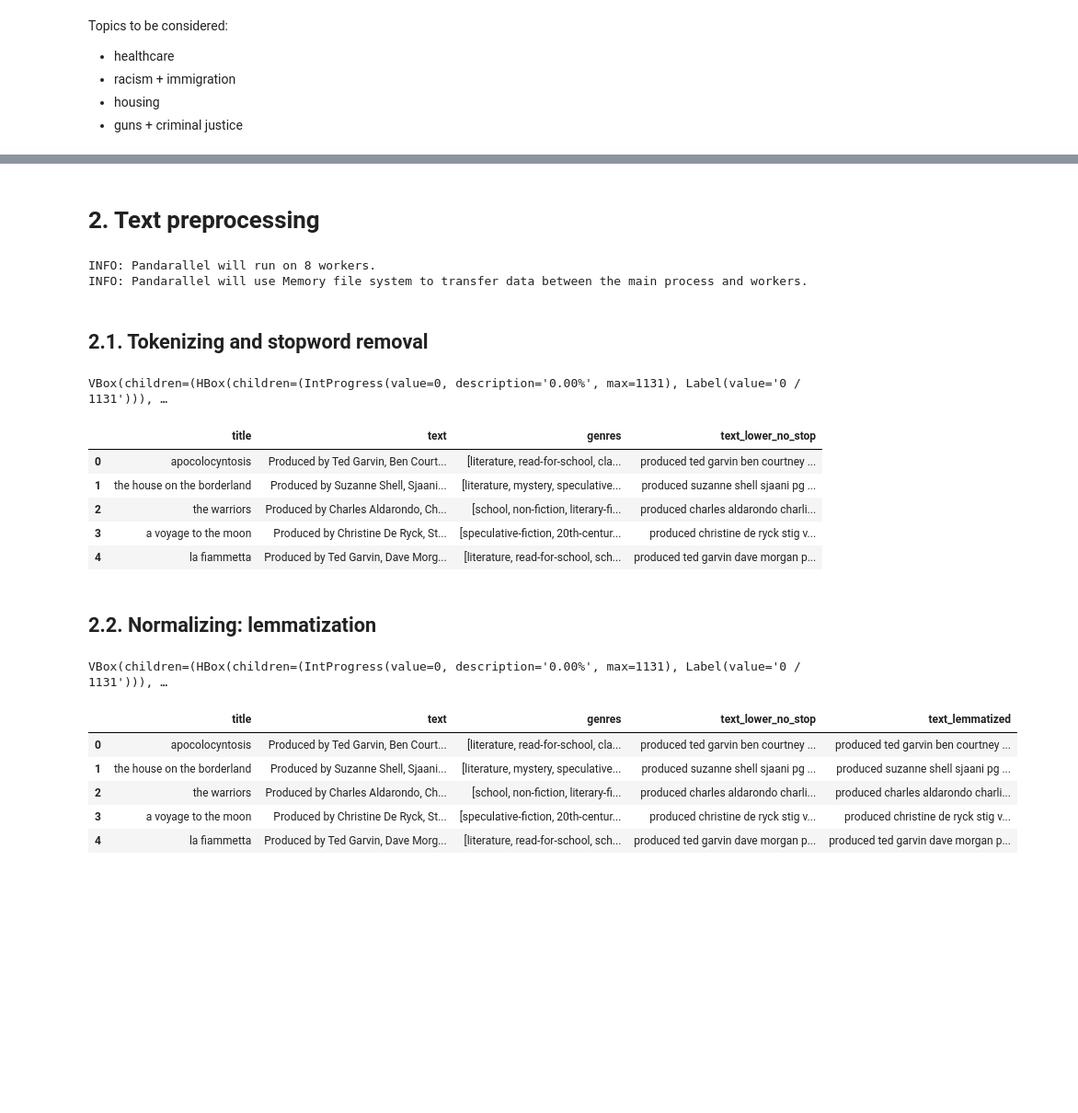
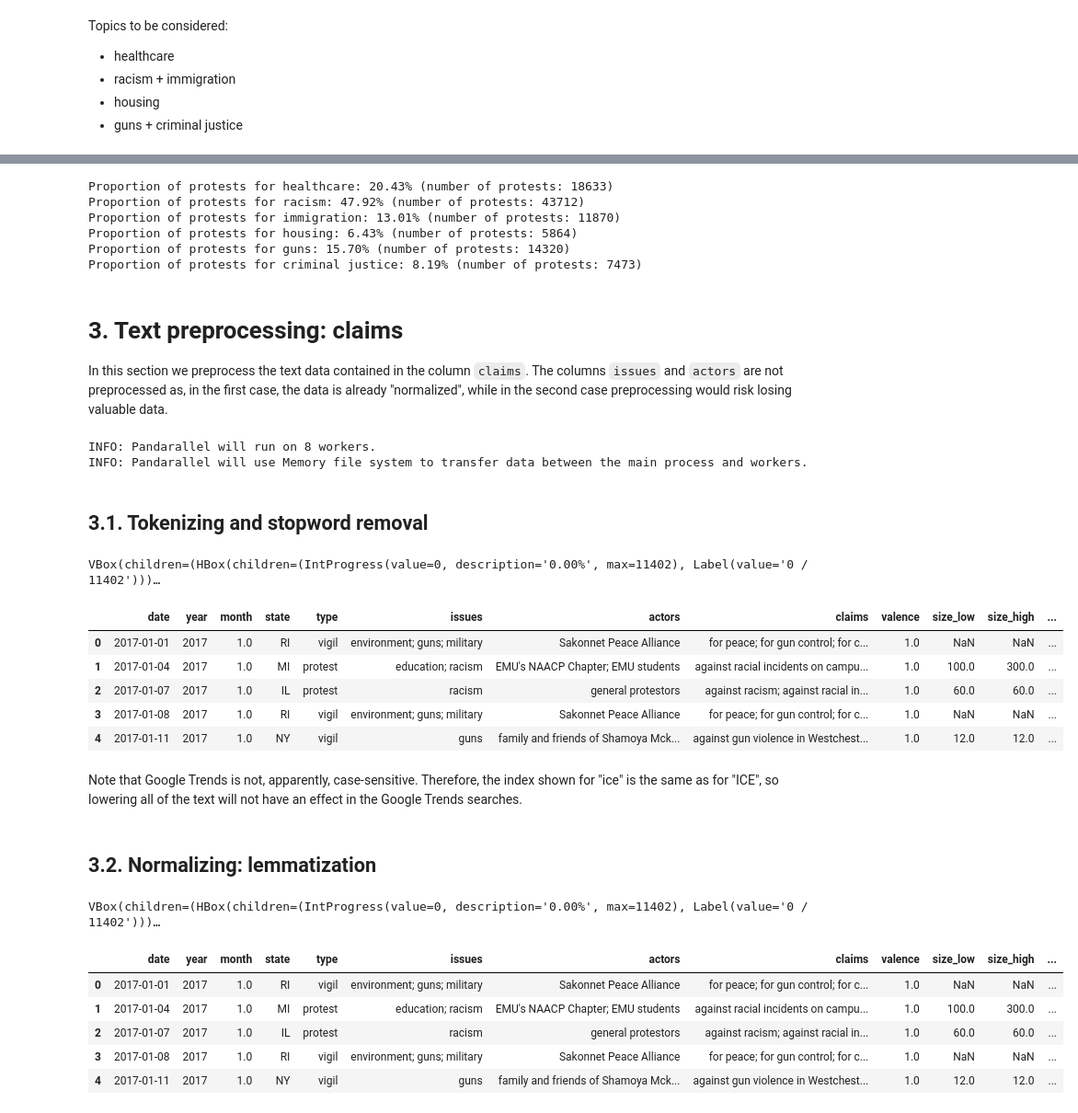
Before and after one commit to pablo-fdz/F-N_hw1, a Jupyter notebook: creating_gtrend_urls.ipynb, the cells around one changed output, grey strips where cells are left out. Shown at 92% size. Cells and saved outputs as stored; diff of their text form; code cells hidden in the pictures; blank space fills up the shorter version.

```diff
--- a/creating_gtrend_urls.ipynb
+++ b/creating_gtrend_urls.ipynb
@@ -71,0 +104,5 @@ Topics to be considered:
+# %%
+# Keep only the rows containing any of the issues of interest
+df_filtered = df[df['issues'].str.contains('|'.join(topics), na=False)].reset_index(drop=True)
+
+df_filtered.head()
@@ -72,5 +116,21 @@ Topics to be considered:
+# %%
+# Print proportion of protests for each issue
+for topic in topics:
+    total_protests = len(df_filtered)
+    number_of_protests_topic = len(df_filtered[df_filtered['issues'].str.contains(topic)])
+    proportion = number_of_protests_topic / total_protests
+    print(f"Proportion of protests for {topic}: {proportion:.2%} (number of protests: {number_of_protests_topic})")
+# %% [output]
+Proportion of protests for healthcare: 20.43% (number of protests: 18633)
+Proportion of protests for racism: 47.92% (number of protests: 43712)
+Proportion of protests for immigration: 13.01% (number of protests: 11870)
+Proportion of protests for housing: 6.43% (number of protests: 5864)
+Proportion of protests for guns: 15.70% (number of protests: 14320)
+Proportion of protests for criminal justice: 8.19% (number of protests: 7473)
 # %% [markdown]
-# 2. Text preprocessing
+# 3. Text preprocessing: claims
+
+In this section we preprocess the text data contained in the column `claims`. The columns `issues` and `actors` are not preprocessed as, in the first case, the data is already "normalized", while in the second case preprocessing would risk losing valuable data.
 # %%
 # Initialize parallelization for pandas
 pandarallel.initialize(progress_bar=True)
@@ -78,47 +138,50 @@ pandarallel.initialize(progress_bar=True)
 INFO: Pandarallel will run on 8 workers.
 INFO: Pandarallel will use Memory file system to transfer data between the main process and workers.
 # %% [markdown]
-## 2.1. Tokenizing and stopword removal
+## 3.1. Tokenizing and stopword removal
 # %%
 my_stop_words = set(stopwords.words('english'))
 
 # Create set of custom stopwords (optional)
-my_custom_stopwords = {'thou', 'thy', 'thee', 'em', 'er', 'ti', 'la', 'ha',
-                       'nay', 'etc', 'hence', 'copyright'}  # Basically, old English words and words from editorial note
+my_custom_stopwords = {}
 
 # Update stopwords (optional)
 my_stop_words.update(my_custom_stopwords)
 # %%
-df['text_lower_no_stop'] = df['text'].parallel_apply(
-    lambda row: text_preprocessing.lower_nostop(text = row, rm_stopwords=True, stopword_set=my_stop_words)
+# Note that, with the preprocessing, we will remove the stopwords and punctuation
+# (the semicolons) from the text
+df_filtered['claims_lower_nostop'] = df_filtered['claims'].parallel_apply(
+    lambda row: text_preprocessing.lower_nostop(text = row, rm_stopwords=True, stopword_set=my_stop_words) if pd.notna(row) else row
     )
 # %% [output]
-VBox(children=(HBox(children=(IntProgress(value=0, description='0.00%', max=1131), Label(value='0 / 1131'))), …
+VBox(children=(HBox(children=(IntProgress(value=0, description='0.00%', max=11402), Label(value='0 / 11402')))…
 # %%
-df.head()
+df_filtered.head()
 # %% [output]
-|  | title | text | genres | text_lower_no_stop |
-| 0 | apocolocyntosis | Produced by Ted Garvin, Ben Court... | [literature, read-for-school, cla... | produced ted garvin ben courtney ... |
-| 1 | the house on the borderland | Produced by Suzanne Shell, Sjaani... | [literature, mystery, speculative... | produced suzanne shell sjaani pg ... |
-| 2 | the warriors | Produced by Charles Aldarondo, Ch... | [school, non-fiction, literary-fi... | produced charles aldarondo charli... |
-| 3 | a voyage to the moon | Produced by Christine De Ryck, St... | [speculative-fiction, 20th-centur... | produced christine de ryck stig v... |
-| 4 | la fiammetta | Produced by Ted Garvin, Dave Morg... | [literature, read-for-school, sch... | produced ted garvin dave morgan p... |
+|  | date | year | month | state | type | issues | actors | claims | valence | size_low | size_high | ... |
+| 0 | 2017-01-01 | 2017 | 1.0 | RI | vigil | environment; guns; military | Sakonnet Peace Alliance | for peace; for gun control; for c... | 1.0 | NaN | NaN | ... |
+| 1 | 2017-01-04 | 2017 | 1.0 | MI | protest | education; racism | EMU's NAACP Chapter; EMU students | against racial incidents on campu... | 1.0 | 100.0 | 300.0 | ... |
+| 2 | 2017-01-07 | 2017 | 1.0 | IL | protest | racism | general protestors | against racism; against racial in... | 1.0 | 60.0 | 60.0 | ... |
+| 3 | 2017-01-08 | 2017 | 1.0 | RI | vigil | environment; guns; military | Sakonnet Peace Alliance | for peace; for gun control; for c... | 1.0 | NaN | NaN | ... |
+| 4 | 2017-01-11 | 2017 | 1.0 | NY | vigil | guns | family and friends of Shamoya Mck... | against gun violence in Westchest... | 1.0 | 12.0 | 12.0 | ... |
+# %% [markdown]
+Note that Google Trends is not, apparently, case-sensitive. Therefore, the index shown for "ice" is the same as for "ICE", so lowering all of the text will not have an effect in the Google Trends searches.
 # %% [markdown]
-## 2.2. Normalizing: lemmatization
+## 3.2. Normalizing: lemmatization
 # %%
-df['text_lemmatized'] = df['text_lower_no_stop'].parallel_apply(
-    lambda row: text_preprocessing.lemmatize(text = row)
+df_filtered['claims_lemmatized'] = df_filtered['claims_lower_nostop'].parallel_apply(
+    lambda row: text_preprocessing.lemmatize(text = row) if pd.notna(row) else row
     )
 # %% [output]
-VBox(children=(HBox(children=(IntProgress(value=0, description='0.00%', max=1131), Label(value='0 / 1131'))), …
+VBox(children=(HBox(children=(IntProgress(value=0, description='0.00%', max=11402), Label(value='0 / 11402')))…
 # %%
-df.head()
+df_filtered.head()
 # %% [output]
-|  | title | text | genres | text_lower_no_stop | text_lemmatized |
-| 0 | apocolocyntosis | Produced by Ted Garvin, Ben Court... | [literature, read-for-school, cla... | produced ted garvin ben courtney ... | produced ted garvin ben courtney ... |
-| 1 | the house on the borderland | Produced by Suzanne Shell, Sjaani... | [literature, mystery, speculative... | produced suzanne shell sjaani pg ... | produced suzanne shell sjaani pg ... |
-| 2 | the warriors | Produced by Charles Aldarondo, Ch... | [school, non-fiction, literary-fi... | produced charles aldarondo charli... | produced charles aldarondo charli... |
-| 3 | a voyage to the moon | Produced by Christine De Ryck, St... | [speculative-fiction, 20th-centur... | produced christine de ryck stig v... | produced christine de ryck stig v... |
-| 4 | la fiammetta | Produced by Ted Garvin, Dave Morg... | [literature, read-for-school, sch... | produced ted garvin dave morgan p... | produced ted garvin dave morgan p... |
+|  | date | year | month | state | type | issues | actors | claims | valence | size_low | size_high | ... |
+| 0 | 2017-01-01 | 2017 | 1.0 | RI | vigil | environment; guns; military | Sakonnet Peace Alliance | for peace; for gun control; for c... | 1.0 | NaN | NaN | ... |
+| 1 | 2017-01-04 | 2017 | 1.0 | MI | protest | education; racism | EMU's NAACP Chapter; EMU students | against racial incidents on campu... | 1.0 | 100.0 | 300.0 | ... |
+| 2 | 2017-01-07 | 2017 | 1.0 | IL | protest | racism | general protestors | against racism; against racial in... | 1.0 | 60.0 | 60.0 | ... |
+| 3 | 2017-01-08 | 2017 | 1.0 | RI | vigil | environment; guns; military | Sakonnet Peace Alliance | for peace; for gun control; for c... | 1.0 | NaN | NaN | ... |
+| 4 | 2017-01-11 | 2017 | 1.0 | NY | vigil | guns | family and friends of Shamoya Mck... | against gun violence in Westchest... | 1.0 | 12.0 | 12.0 | ... |
 # %%
 # Print sample text
```
Also changed, not shown: parts of 56 cells of this notebook, 7 other files.
